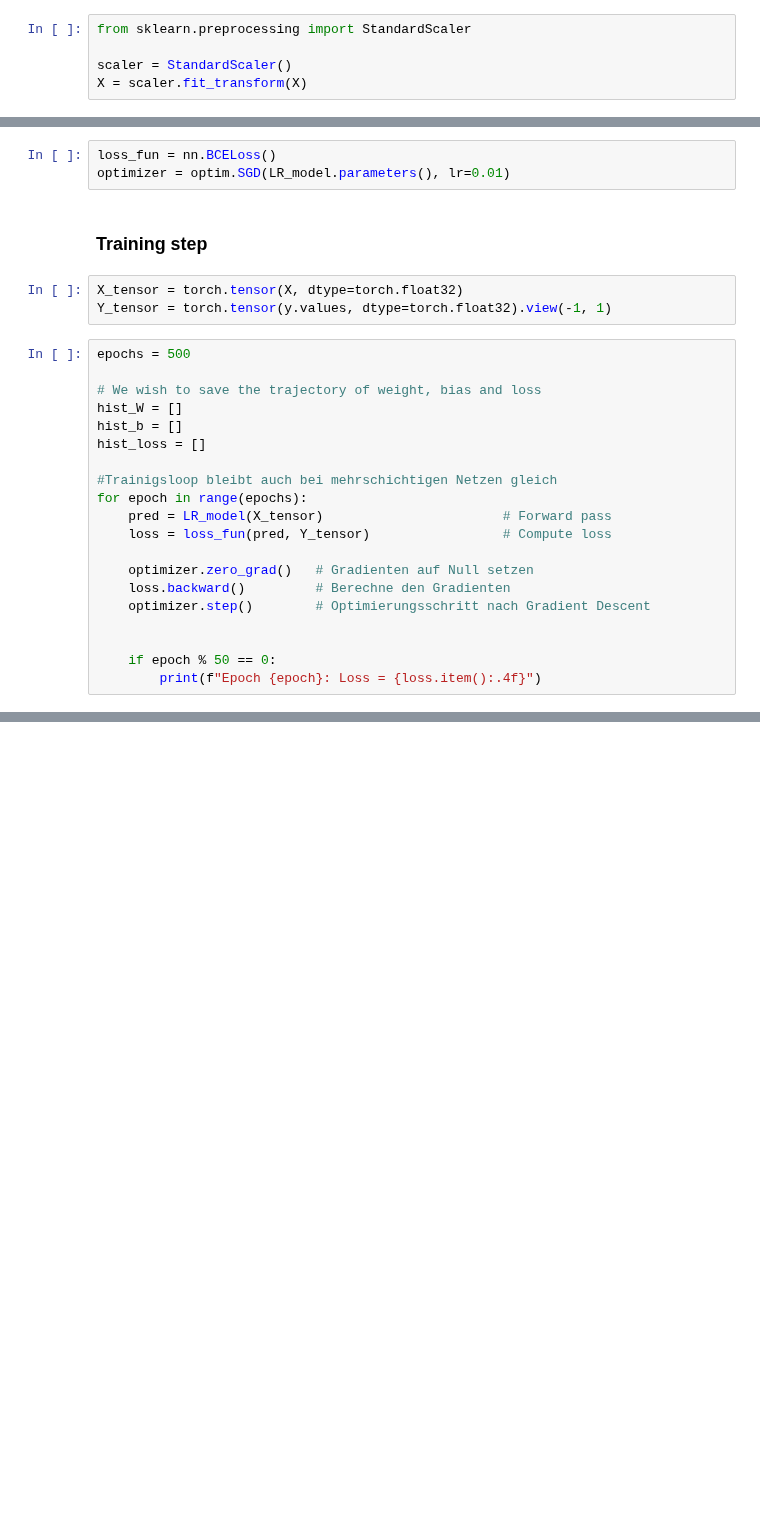
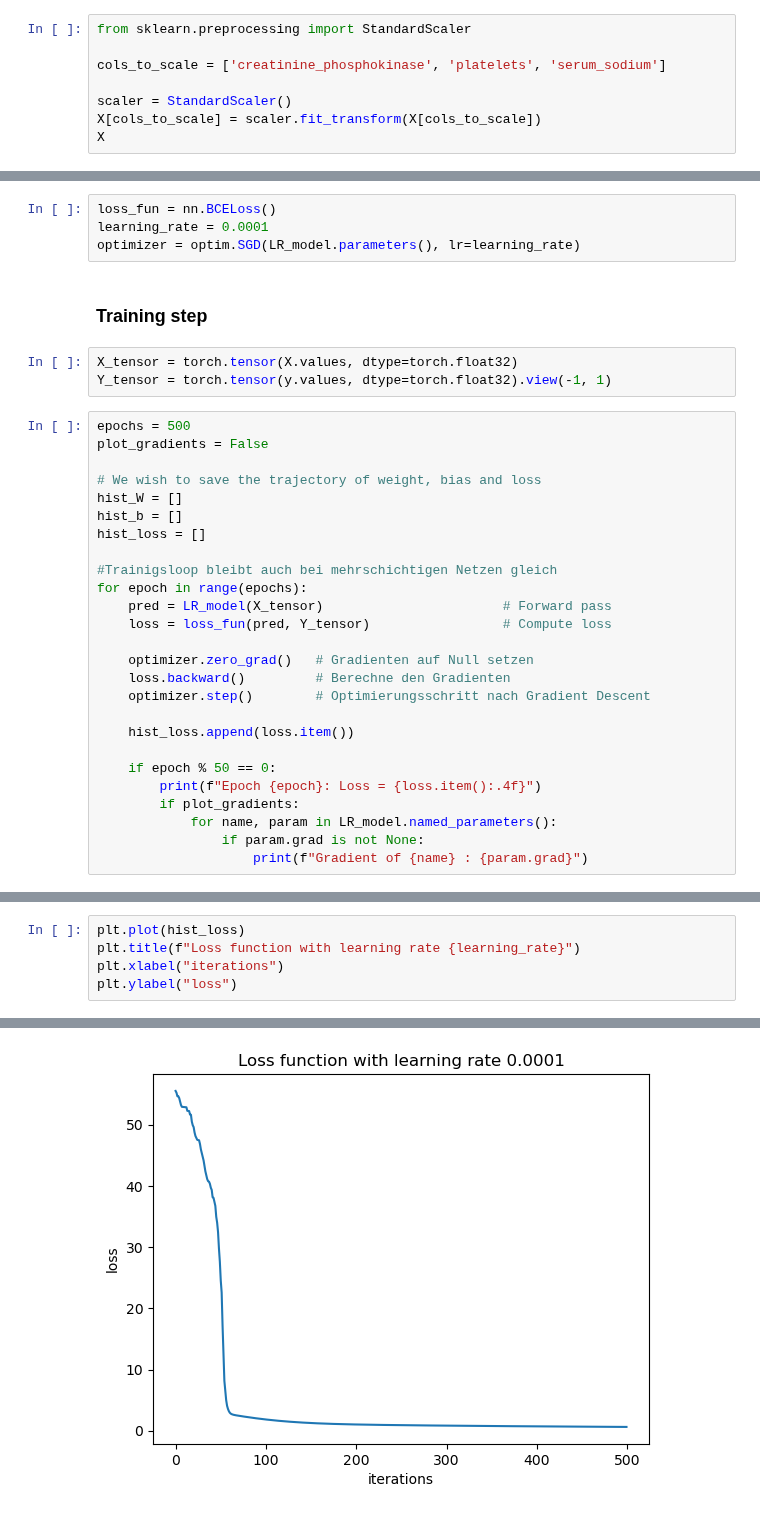
Before and after one commit to FelixFritz02/MasterKL, a Jupyter notebook: AI Numerics/Data Challenge/Logistic_Regression.ipynb, the cells around one changed output, grey strips where cells are left out. Cells and saved outputs as stored; diff of their text form; blank space fills up the shorter version.

```diff
--- a/AI Numerics/Data Challenge/Logistic_Regression.ipynb
+++ b/AI Numerics/Data Challenge/Logistic_Regression.ipynb
@@ -20,5 +36,8 @@ We need to scale our data. Without scaling the data, the nerual network does not
 # %%
 from sklearn.preprocessing import StandardScaler
 
+cols_to_scale = ['creatinine_phosphokinase', 'platelets', 'serum_sodium']
+
 scaler = StandardScaler()
-X = scaler.fit_transform(X)
+X[cols_to_scale] = scaler.fit_transform(X[cols_to_scale])
+X
@@ -41,13 +76,15 @@ For a standard Logistic Regression without any regularization, we can use *Stoch
 # %%
 loss_fun = nn.BCELoss()
-optimizer = optim.SGD(LR_model.parameters(), lr=0.01)
+learning_rate = 0.0001
+optimizer = optim.SGD(LR_model.parameters(), lr=learning_rate)
 # %% [markdown]
 ### **Training step**
 # %%
-X_tensor = torch.tensor(X, dtype=torch.float32)
+X_tensor = torch.tensor(X.values, dtype=torch.float32)
 Y_tensor = torch.tensor(y.values, dtype=torch.float32).view(-1, 1)
 # %%
 epochs = 500
+plot_gradients = False
 
 # We wish to save the trajectory of weight, bias and loss
 hist_W = []
@@ -63,7 +100,12 @@ for epoch in range(epochs):
     loss.backward()         # Berechne den Gradienten
     optimizer.step()        # Optimierungsschritt nach Gradient Descent
 
+    hist_loss.append(loss.item())
 
     if epoch % 50 == 0:
         print(f"Epoch {epoch}: Loss = {loss.item():.4f}")
+        if plot_gradients:
+            for name, param in LR_model.named_parameters():
+                if param.grad is not None:
+                    print(f"Gradient of {name} : {param.grad}")
 # %% [output]
@@ -79,0 +124,6 @@ Epoch 450: Loss = 0.4538
+# %%
+plt.plot(hist_loss)
+plt.title(f"Loss function with learning rate {learning_rate}")
+plt.xlabel("iterations")
+plt.ylabel("loss")
+# %% [output]
@@ -79,0 +131 @@ Epoch 450: Loss = 0.4538
+[figure, added]
```
Also changed, not shown: parts of 9 cells of this notebook.
